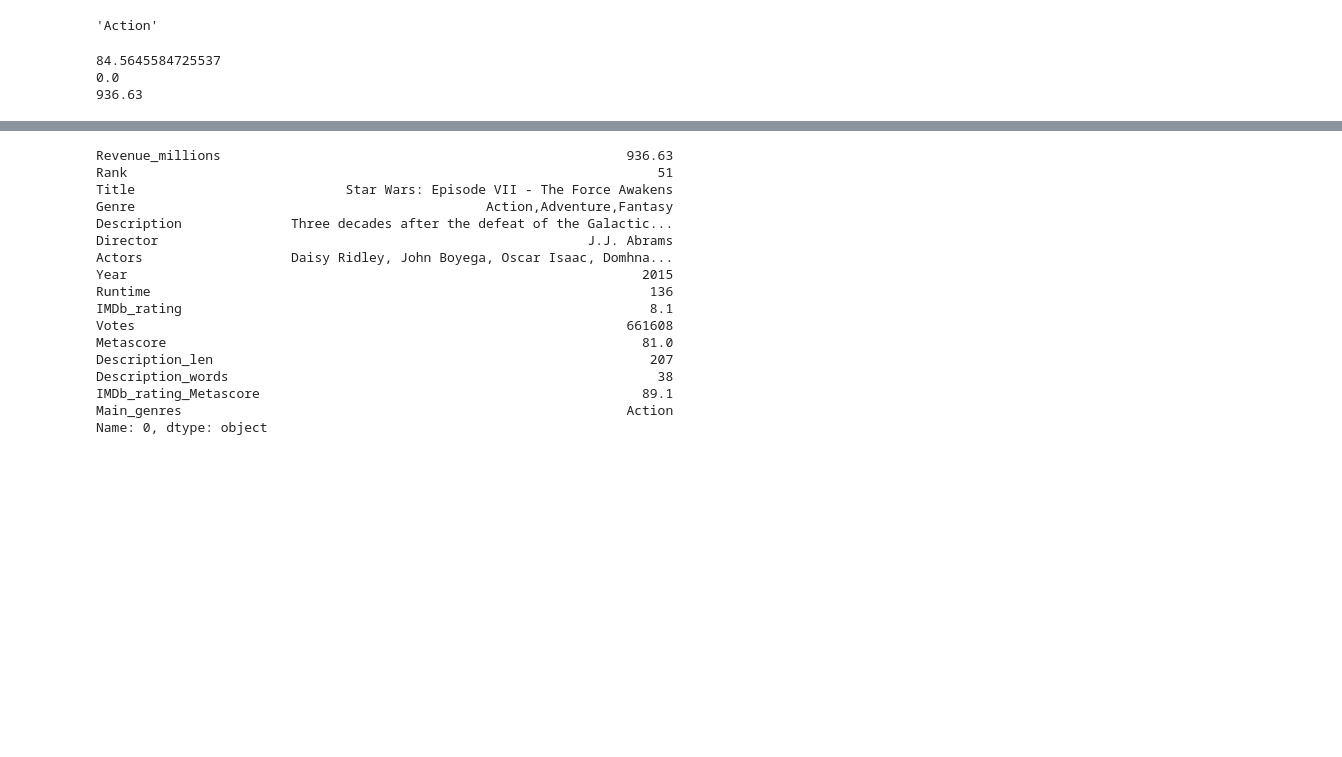
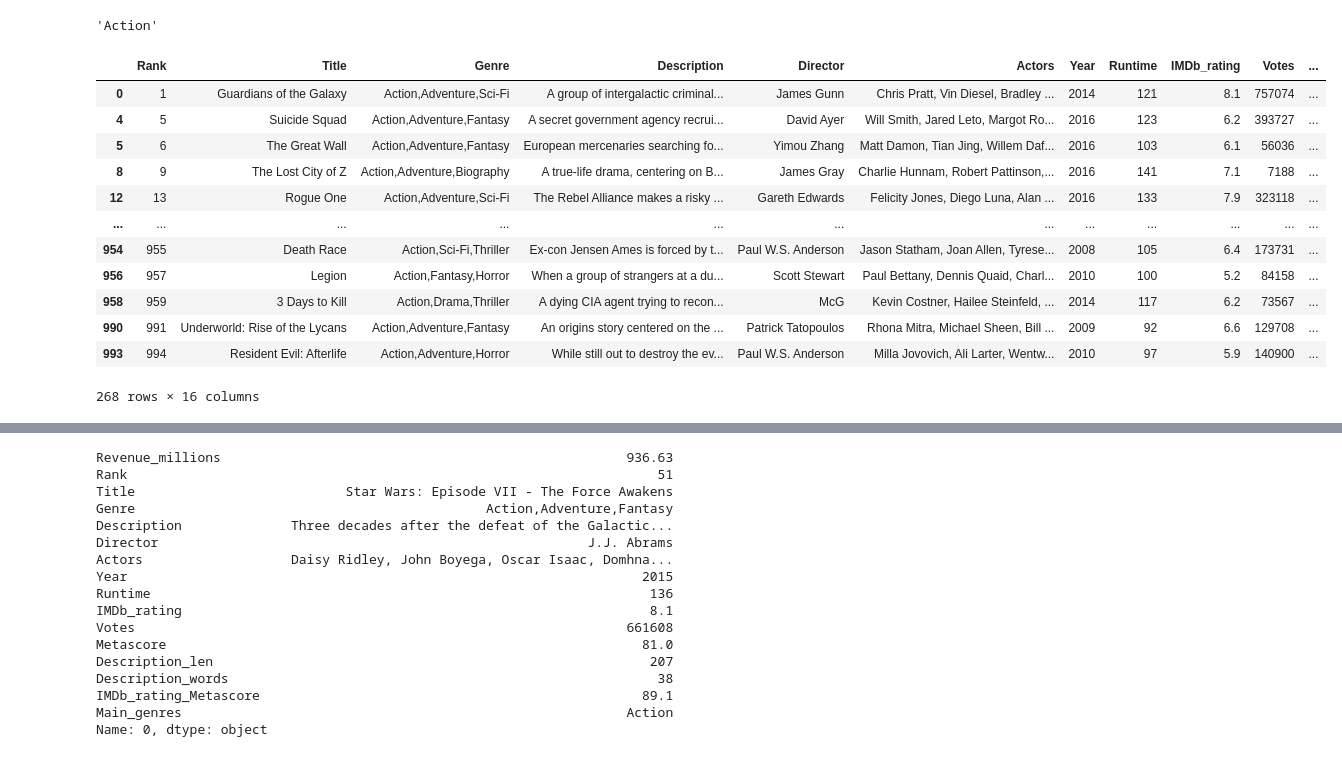
Before and after one commit to Justelei/Python_mokymai, a Jupyter notebook: movies.ipynb, the cells around one changed output, grey strips where cells are left out. Drawn from its saved outputs; the diff is of its cells as text; code cells hidden in the pictures; blank space fills up the shorter version.

```diff
--- a/movies.ipynb
+++ b/movies.ipynb
@@ -423,11 +413,3 @@ movies.head(2)
 movies['Main_genres'].value_counts().idxmax() # Most popular genre
 # %% [output]
 'Action'
-# %%
-print(movies['Revenue_millions'].mean())
-print(movies['Revenue_millions'].min())
-print(movies['Revenue_millions'].max())
-# %% [output]
-84.5645584725537
-0.0
-936.63
@@ -433,0 +418,16 @@ print(movies['Revenue_millions'].max())
+# %%
+movies[movies['Main_genres'] == 'Action']
+# %% [output]
+|  | Rank | Title | Genre | Description | Director | Actors | Year | Runtime | IMDb_rating | Votes | ... |
+| 0 | 1 | Guardians of the Galaxy | Action,Adventure,Sci-Fi | A group of intergalactic criminal... | James Gunn | Chris Pratt, Vin Diesel, Bradley ... | 2014 | 121 | 8.1 | 757074 | ... |
+| 4 | 5 | Suicide Squad | Action,Adventure,Fantasy | A secret government agency recrui... | David Ayer | Will Smith, Jared Leto, Margot Ro... | 2016 | 123 | 6.2 | 393727 | ... |
+| 5 | 6 | The Great Wall | Action,Adventure,Fantasy | European mercenaries searching fo... | Yimou Zhang | Matt Damon, Tian Jing, Willem Daf... | 2016 | 103 | 6.1 | 56036 | ... |
+| 8 | 9 | The Lost City of Z | Action,Adventure,Biography | A true-life drama, centering on B... | James Gray | Charlie Hunnam, Robert Pattinson,... | 2016 | 141 | 7.1 | 7188 | ... |
+| 12 | 13 | Rogue One | Action,Adventure,Sci-Fi | The Rebel Alliance makes a risky ... | Gareth Edwards | Felicity Jones, Diego Luna, Alan ... | 2016 | 133 | 7.9 | 323118 | ... |
+| ... | ... | ... | ... | ... | ... | ... | ... | ... | ... | ... | ... |
+| 954 | 955 | Death Race | Action,Sci-Fi,Thriller | Ex-con Jensen Ames is forced by t... | Paul W.S. Anderson | Jason Statham, Joan Allen, Tyrese... | 2008 | 105 | 6.4 | 173731 | ... |
+| 956 | 957 | Legion | Action,Fantasy,Horror | When a group of strangers at a du... | Scott Stewart | Paul Bettany, Dennis Quaid, Charl... | 2010 | 100 | 5.2 | 84158 | ... |
+| 958 | 959 | 3 Days to Kill | Action,Drama,Thriller | A dying CIA agent trying to recon... | McG | Kevin Costner, Hailee Steinfeld, ... | 2014 | 117 | 6.2 | 73567 | ... |
+| 990 | 991 | Underworld: Rise of the Lycans | Action,Adventure,Fantasy | An origins story centered on the ... | Patrick Tatopoulos | Rhona Mitra, Michael Sheen, Bill ... | 2009 | 92 | 6.6 | 129708 | ... |
+| 993 | 994 | Resident Evil: Afterlife | Action,Adventure,Horror | While still out to destroy the ev... | Paul W.S. Anderson | Milla Jovovich, Ali Larter, Wentw... | 2010 | 97 | 5.9 | 140900 | ... |
+268 rows × 16 columns
```
Also changed, not shown: parts of 16 cells of this notebook.
